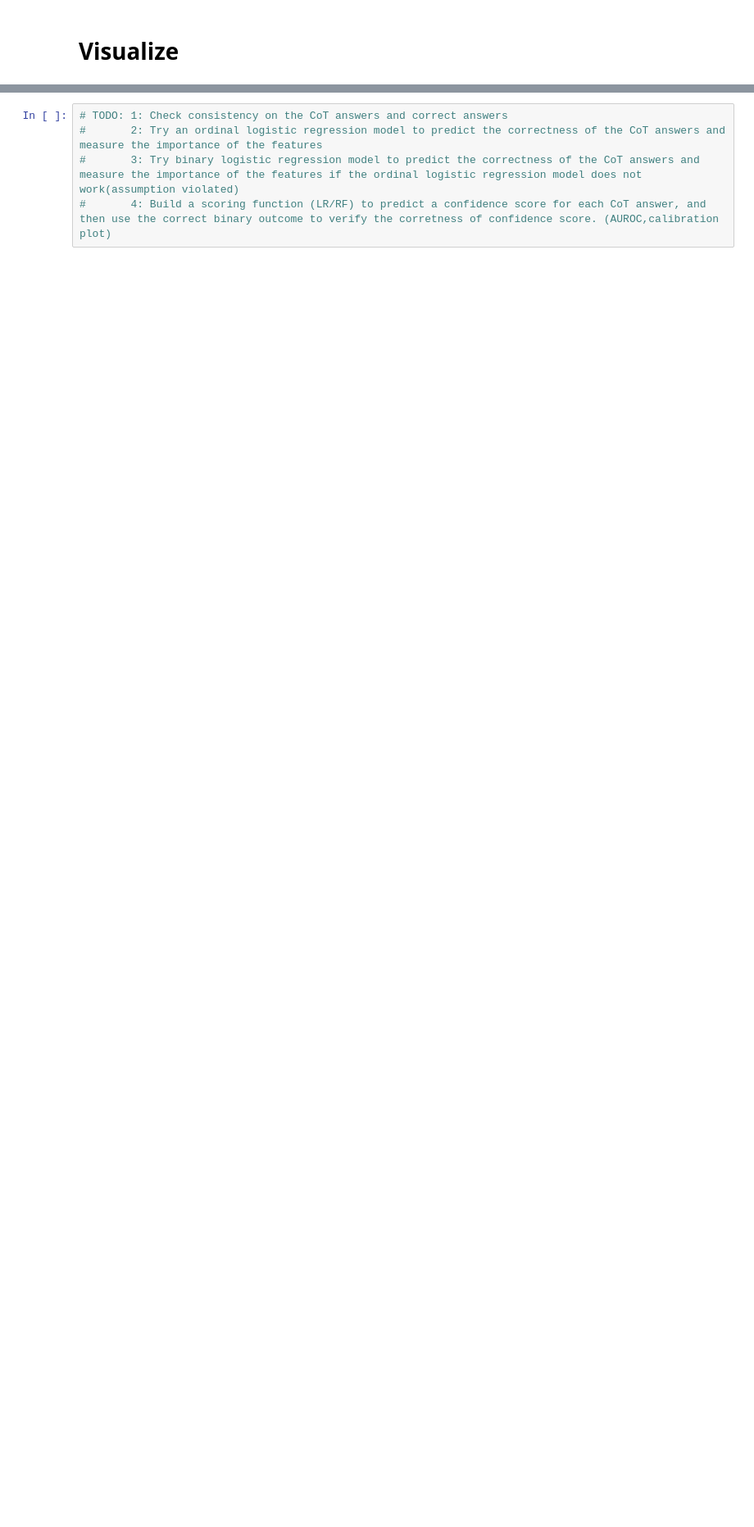
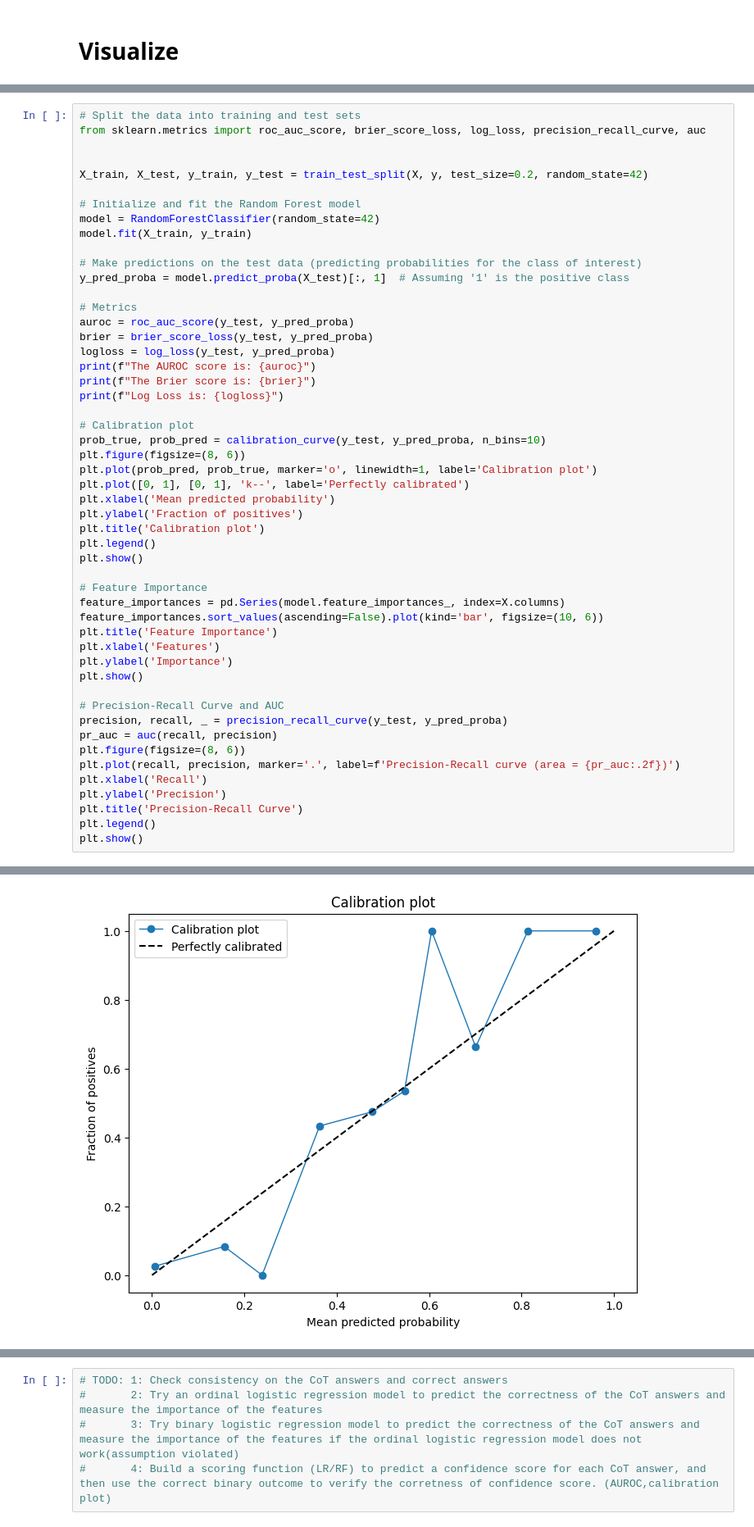
Before and after one commit to wan19990901/SC_conf, a Jupyter notebook: src/stats.ipynb, the cells around one changed output, grey strips where cells are left out. Shown at 82% size. Drawn from its saved outputs; the diff is of its cells as text; blank space fills up the shorter version.

```diff
--- a/src/stats.ipynb
+++ b/src/stats.ipynb
@@ -211,0 +246,52 @@ df_final
+# %%
+# Split the data into training and test sets
+from sklearn.metrics import roc_auc_score, brier_score_loss, log_loss, precision_recall_curve, auc
+
+
+X_train, X_test, y_train, y_test = train_test_split(X, y, test_size=0.2, random_state=42)
+
+# Initialize and fit the Random Forest model
+model = RandomForestClassifier(random_state=42)
+model.fit(X_train, y_train)
+
+# Make predictions on the test data (predicting probabilities for the class of interest)
+y_pred_proba = model.predict_proba(X_test)[:, 1]  # Assuming '1' is the positive class
+
+# Metrics
+auroc = roc_auc_score(y_test, y_pred_proba)
+brier = brier_score_loss(y_test, y_pred_proba)
+logloss = log_loss(y_test, y_pred_proba)
+print(f"The AUROC score is: {auroc}")
+print(f"The Brier score is: {brier}")
+print(f"Log Loss is: {logloss}")
+
+# Calibration plot
+prob_true, prob_pred = calibration_curve(y_test, y_pred_proba, n_bins=10)
+plt.figure(figsize=(8, 6))
+plt.plot(prob_pred, prob_true, marker='o', linewidth=1, label='Calibration plot')
+plt.plot([0, 1], [0, 1], 'k--', label='Perfectly calibrated')
+plt.xlabel('Mean predicted probability')
+plt.ylabel('Fraction of positives')
+plt.title('Calibration plot')
+plt.legend()
+plt.show()
+
+# Feature Importance
+feature_importances = pd.Series(model.feature_importances_, index=X.columns)
+feature_importances.sort_values(ascending=False).plot(kind='bar', figsize=(10, 6))
+plt.title('Feature Importance')
+plt.xlabel('Features')
+plt.ylabel('Importance')
+plt.show()
+
+# Precision-Recall Curve and AUC
+precision, recall, _ = precision_recall_curve(y_test, y_pred_proba)
+pr_auc = auc(recall, precision)
+plt.figure(figsize=(8, 6))
+plt.plot(recall, precision, marker='.', label=f'Precision-Recall curve (area = {pr_auc:.2f})')
+plt.xlabel('Recall')
+plt.ylabel('Precision')
+plt.title('Precision-Recall Curve')
+plt.legend()
+plt.show()
+# %% [output]
@@ -211,0 +301 @@ df_final
+[figure, added]
```
Also changed, not shown: parts of 18 cells of this notebook, 3 other files.
